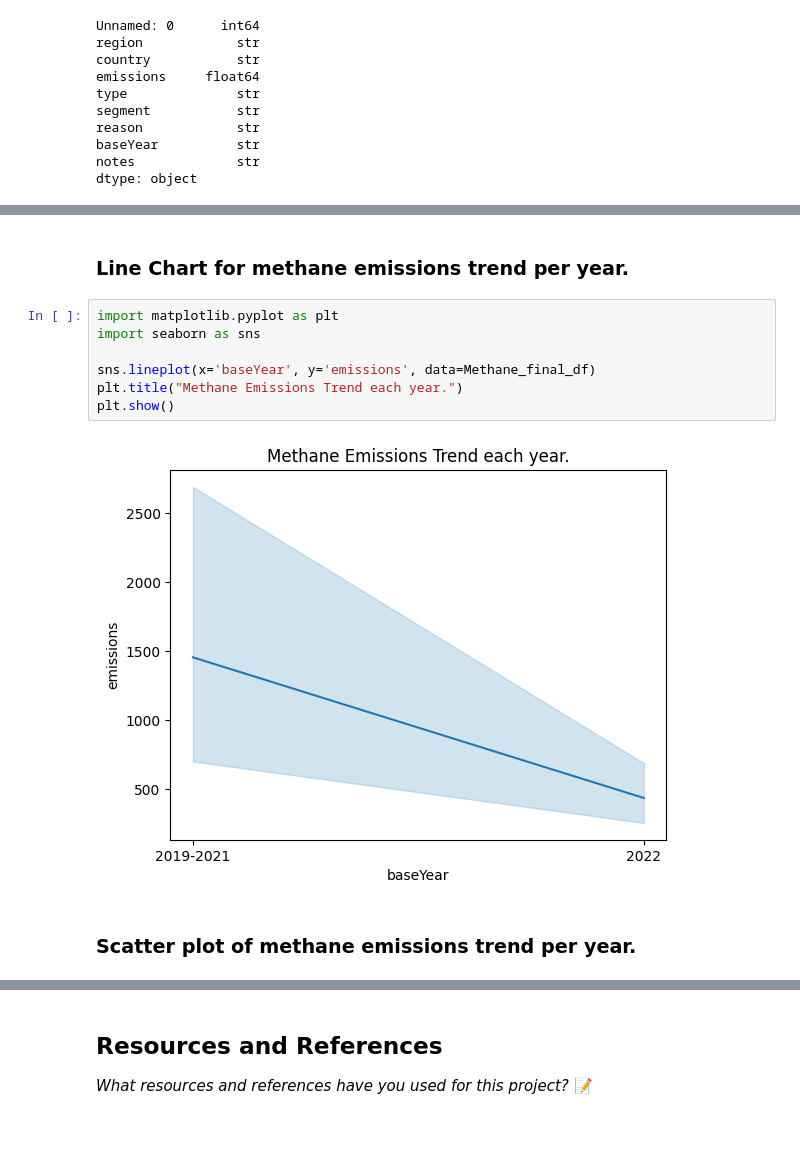
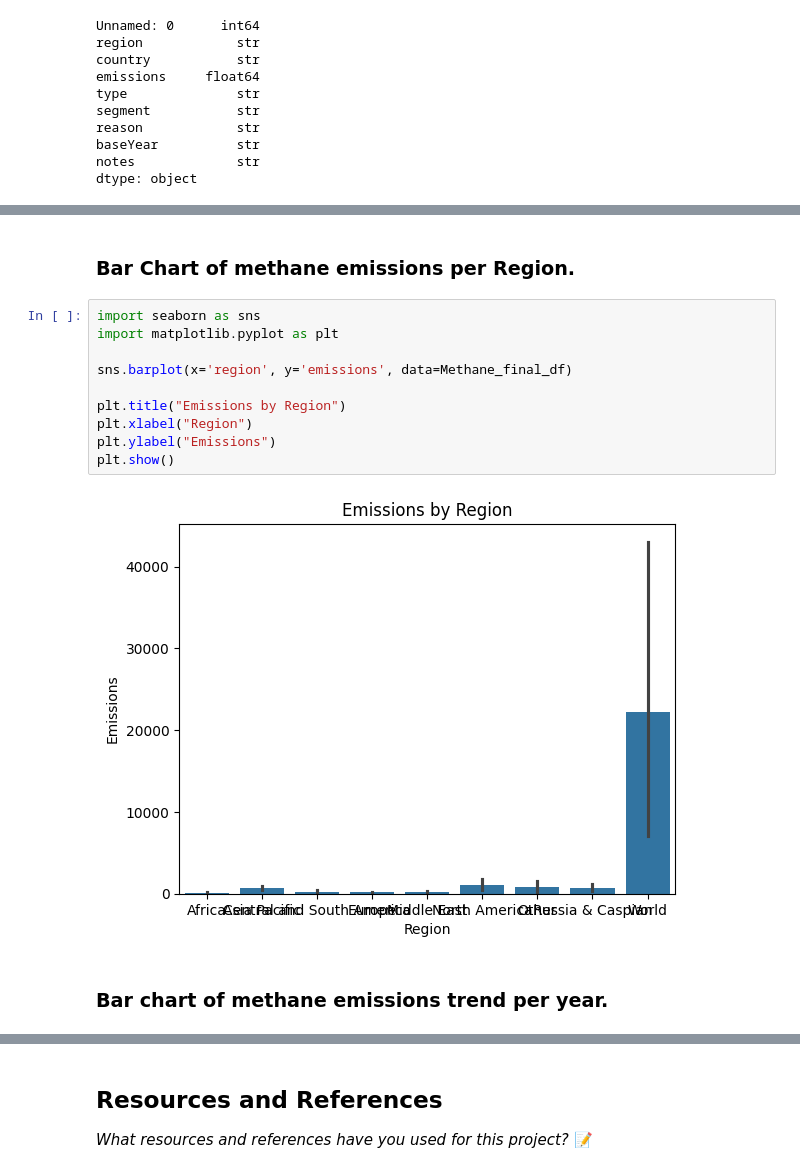
Before and after one commit to IT4063C-Spring26/final-project-proddasr, a Jupyter notebook: source.ipynb, the cells around one changed output, grey strips where cells are left out. Saved outputs shown, nothing was run; the diff lists cells and outputs as text; blank space fills up the shorter version.

Commit message:
Made visualizations of methane emissions of bar charts in different datasets.

```diff
--- a/source.ipynb
+++ b/source.ipynb
@@ -90,13 +146,16 @@ dtype: object
+# %% [markdown]
+### Bar Chart of methane emissions per Region.
+# %%
+import seaborn as sns
+import matplotlib.pyplot as plt
+
+sns.barplot(x='region', y='emissions', data=Methane_final_df)
+
+plt.title("Emissions by Region")
+plt.xlabel("Region")
+plt.ylabel("Emissions")
+plt.show()
+# %% [output]
+[figure, added]
 # %% [markdown]
-### Line Chart for methane emissions trend per year.
+### Bar chart of methane emissions trend per year.
-# %%
-import matplotlib.pyplot as plt
-import seaborn as sns
-
-sns.lineplot(x='baseYear', y='emissions', data=Methane_final_df)
-plt.title("Methane Emissions Trend each year.")
-plt.show()
-# %% [output]
-[figure, removed]
-# %% [markdown]
-### Scatter plot of methane emissions trend per year.
```
Also changed, not shown: parts of 13 cells of this notebook.
